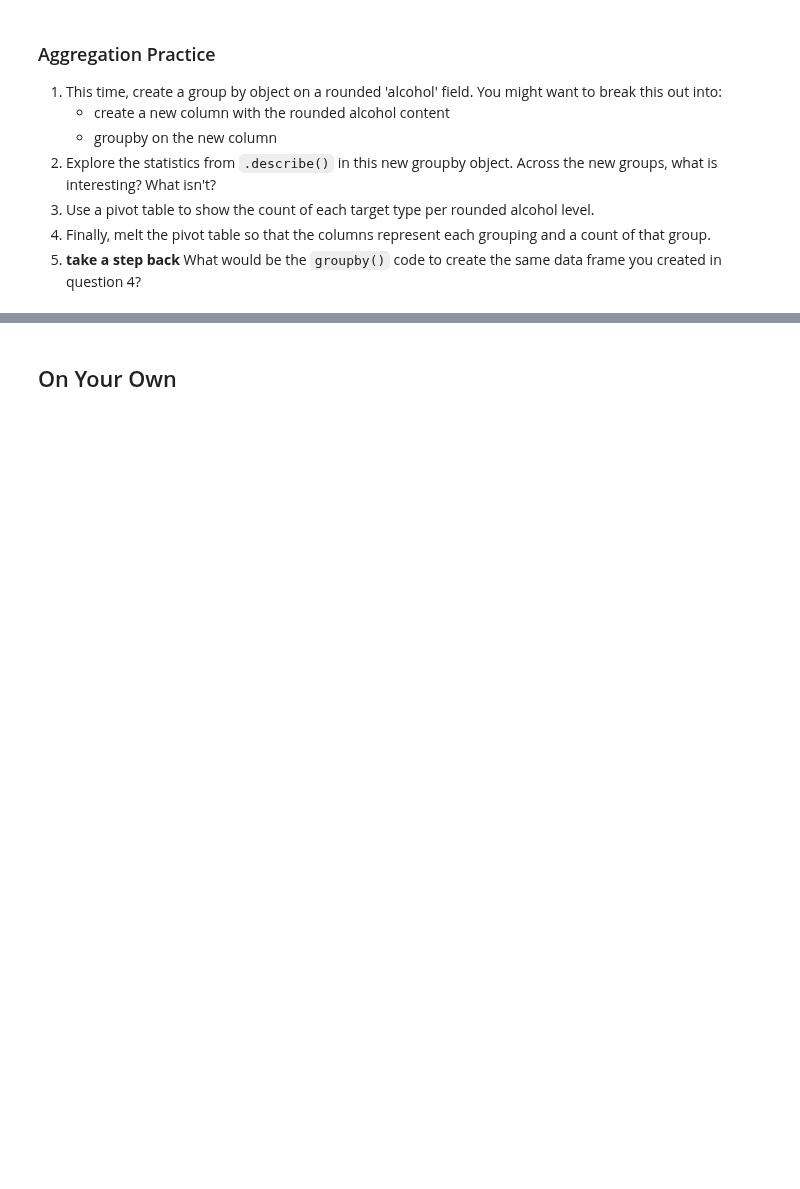
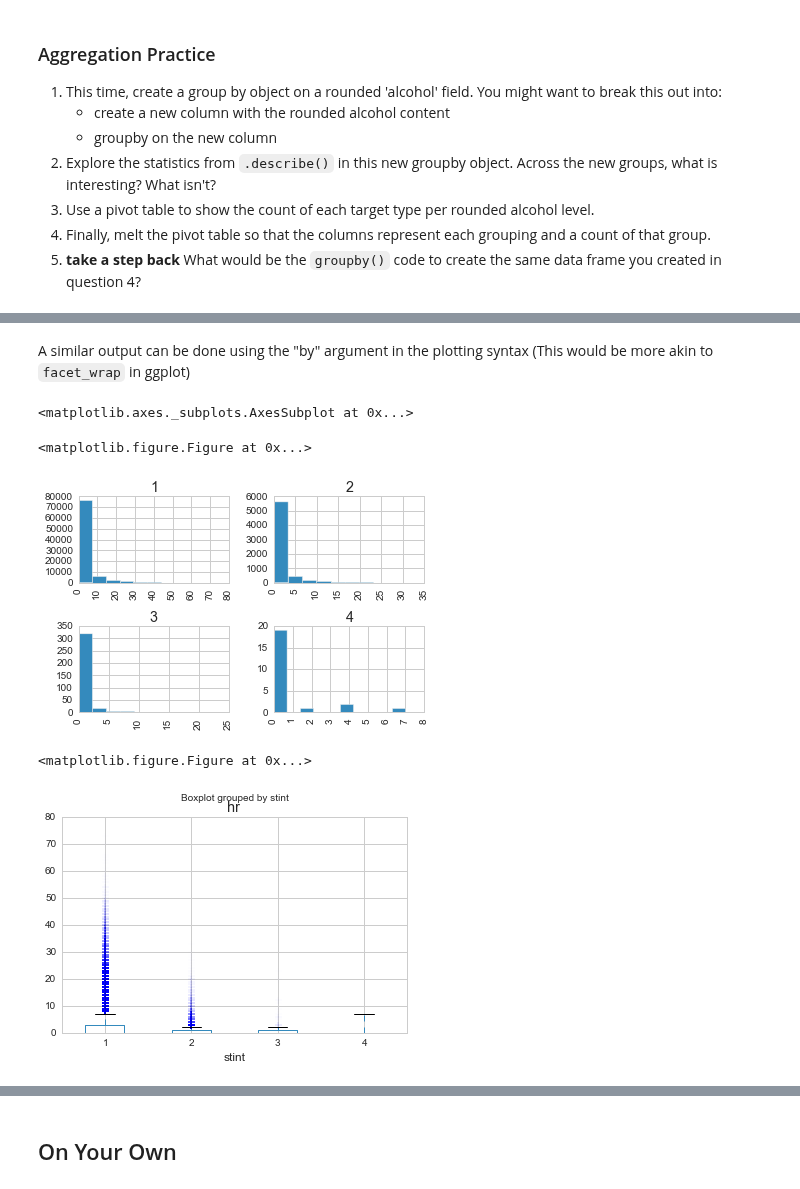
Before and after one commit to podopie/DAT18NYC, a Jupyter notebook: classes/03-visualisation.ipynb, the cells around one changed output, grey strips where cells are left out. Cells and saved outputs as stored; diff of their text form; code cells hidden in the pictures; blank space fills up the shorter version.

```diff
--- a/classes/03-visualisation.ipynb
+++ b/classes/03-visualisation.ipynb
@@ -253,0 +396,14 @@ class  alcohol   1  2   3
+# %% [markdown]
+A similar output can be done using the "by" argument in the plotting syntax (This would be more akin to `facet_wrap` in ggplot)
+# %%
+plt.figure()
+df[df.stint < 5].hist('hr', by='stint')
+
+plt.figure()
+df[df.stint < 5].boxplot('hr', by='stint')
+# %% [output]
+<matplotlib.axes._subplots.AxesSubplot at 0x...>
+<matplotlib.figure.Figure at 0x...>
+[figure, added]
+<matplotlib.figure.Figure at 0x...>
+[figure, added]
```
Also changed, not shown: parts of 18 cells of this notebook, 1 other file.
